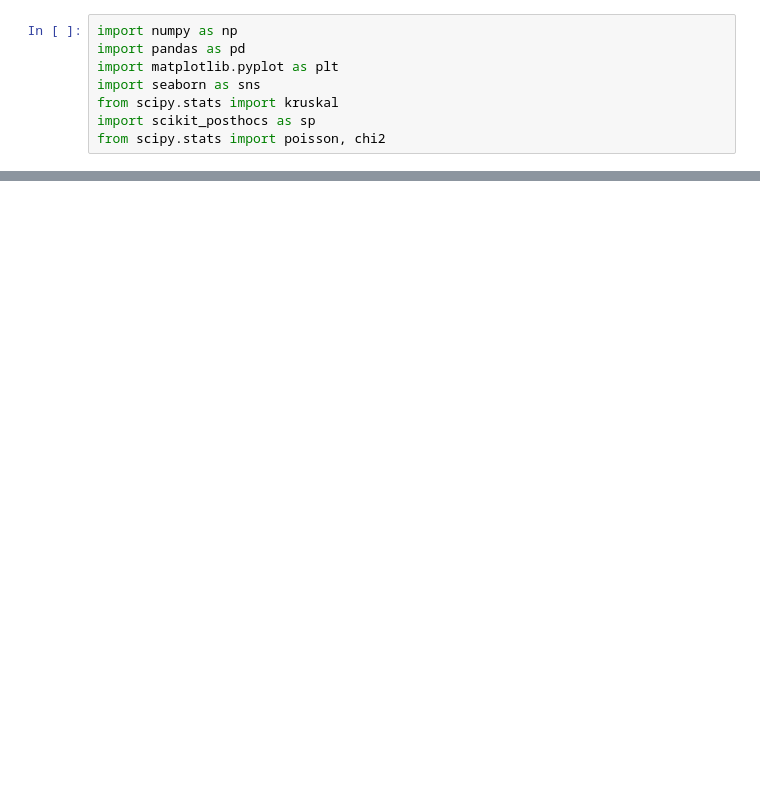
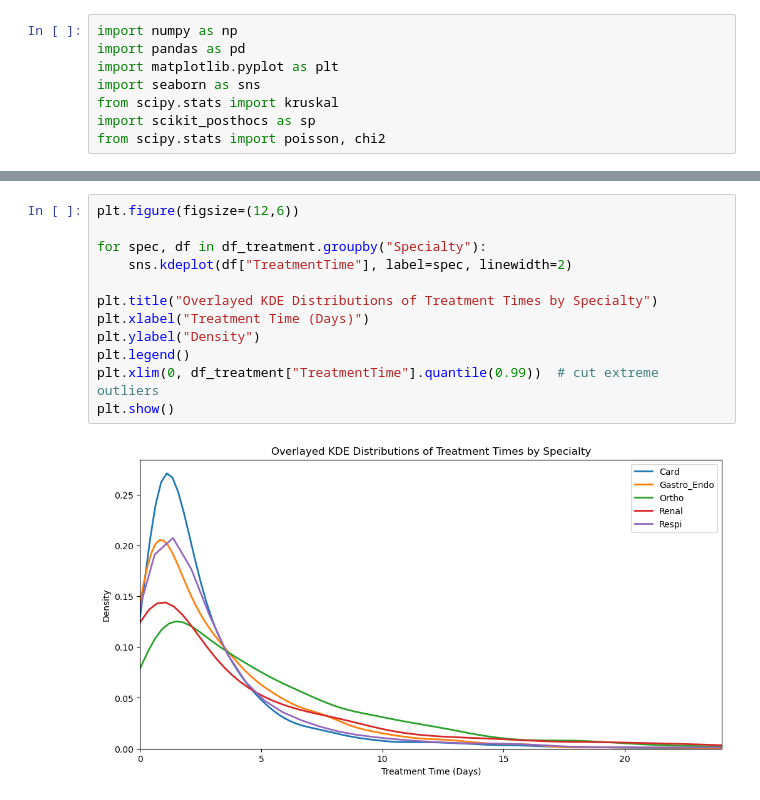
Before and after one commit to elenayzhu/mie360, a Jupyter notebook: Treatment_InputModelling.ipynb, the cells around one changed output, grey strips where cells are left out. Cells and saved outputs as stored; diff of their text form; blank space fills up the shorter version.

```diff
--- a/Treatment_InputModelling.ipynb
+++ b/Treatment_InputModelling.ipynb
@@ -28,0 +87,14 @@ from scipy.stats import poisson, chi2
+# %%
+plt.figure(figsize=(12,6))
+
+for spec, df in df_treatment.groupby("Specialty"):
+    sns.kdeplot(df["TreatmentTime"], label=spec, linewidth=2)
+
+plt.title("Overlayed KDE Distributions of Treatment Times by Specialty")
+plt.xlabel("Treatment Time (Days)")
+plt.ylabel("Density")
+plt.legend()
+plt.xlim(0, df_treatment["TreatmentTime"].quantile(0.99))  # cut extreme outliers
+plt.show()
+# %% [output]
+[figure, added]
```
Also changed, not shown: parts of 6 cells of this notebook.
